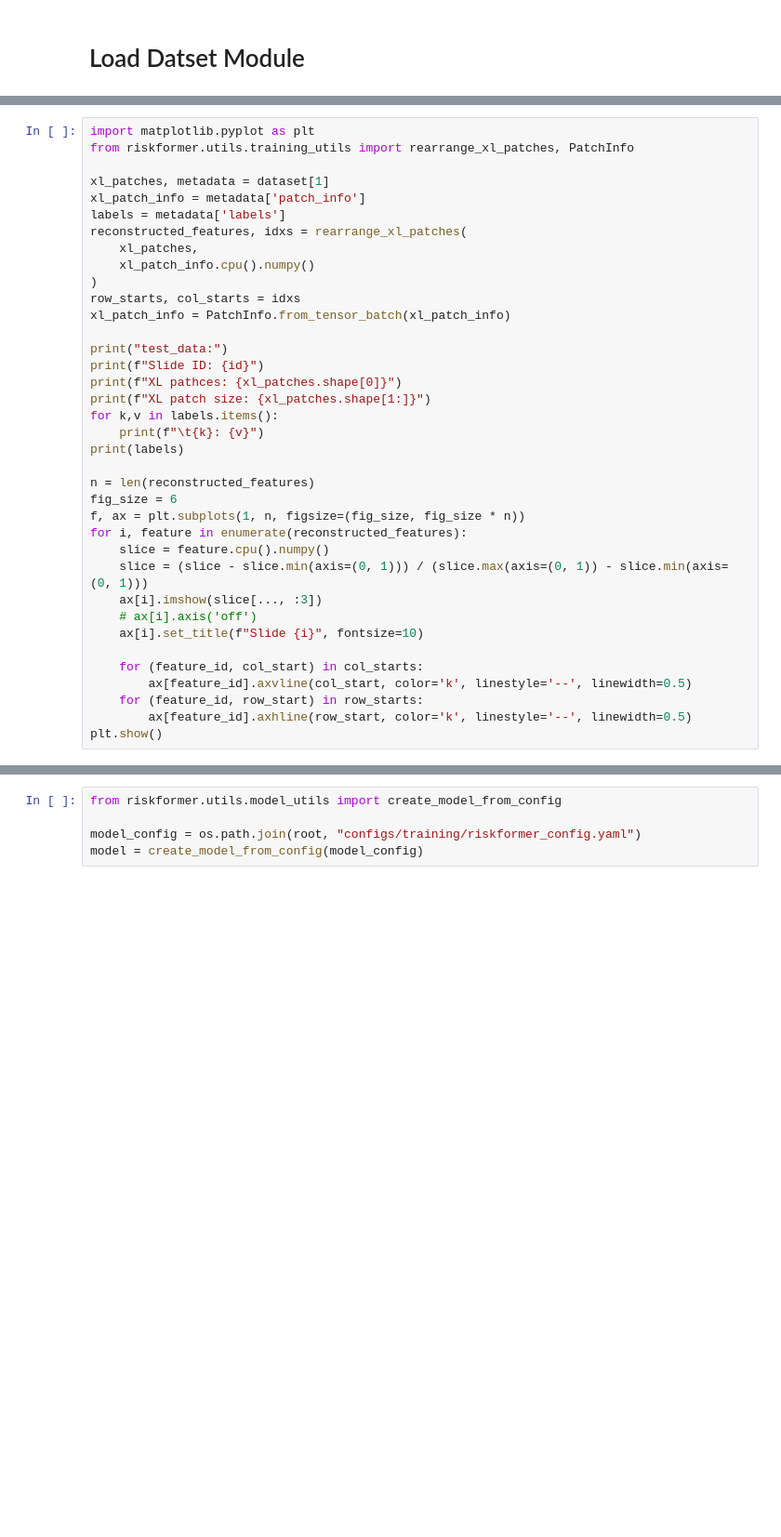
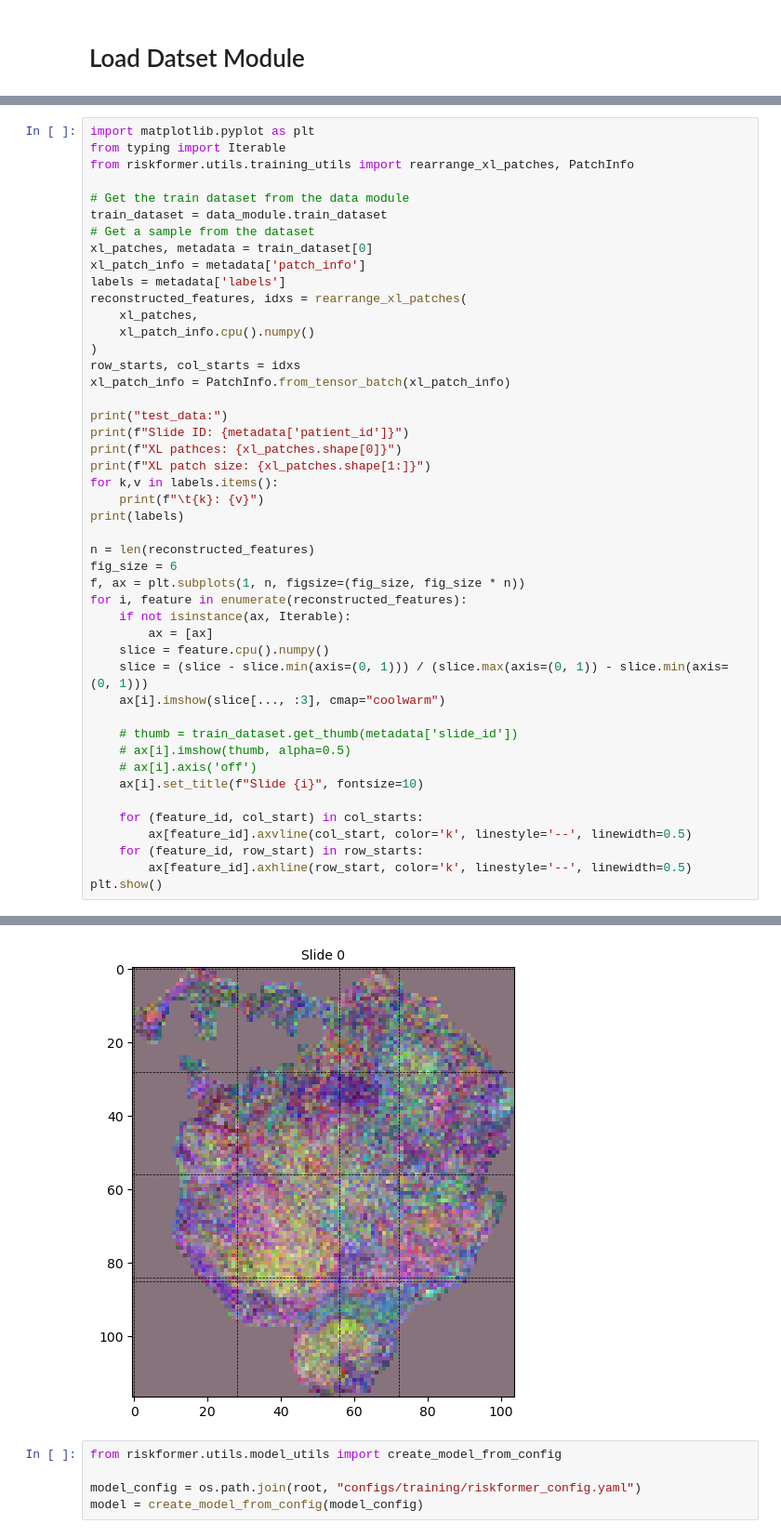
Before and after one commit to landeros10/brca_riskformer, a Jupyter notebook: notebooks/testing/loading_slide_dataset.ipynb, the cells around one changed output, grey strips where cells are left out. Shown at 93% size. Cells and saved outputs as stored; diff of their text form; blank space fills up the shorter version.

Commit message:
expanded training notebook example

```diff
--- a/notebooks/testing/loading_slide_dataset.ipynb
+++ b/notebooks/testing/loading_slide_dataset.ipynb
@@ -77,8 +62,12 @@ ValueError: No positive or negative samples found.
 # %%
 import matplotlib.pyplot as plt
+from typing import Iterable
 from riskformer.utils.training_utils import rearrange_xl_patches, PatchInfo
 
-xl_patches, metadata = dataset[1]
+# Get the train dataset from the data module
+train_dataset = data_module.train_dataset
+# Get a sample from the dataset
+xl_patches, metadata = train_dataset[0]
 xl_patch_info = metadata['patch_info']
 labels = metadata['labels']
 reconstructed_features, idxs = rearrange_xl_patches(
@@ -89,7 +78,7 @@ row_starts, col_starts = idxs
 xl_patch_info = PatchInfo.from_tensor_batch(xl_patch_info)
 
 print("test_data:")
-print(f"Slide ID: {id}")
+print(f"Slide ID: {metadata['patient_id']}")
 print(f"XL pathces: {xl_patches.shape[0]}")
 print(f"XL patch size: {xl_patches.shape[1:]}")
 for k,v in labels.items():
@@ -100,9 +89,14 @@ n = len(reconstructed_features)
 fig_size = 6
 f, ax = plt.subplots(1, n, figsize=(fig_size, fig_size * n))
 for i, feature in enumerate(reconstructed_features):
+    if not isinstance(ax, Iterable):
+        ax = [ax]
     slice = feature.cpu().numpy()
     slice = (slice - slice.min(axis=(0, 1))) / (slice.max(axis=(0, 1)) - slice.min(axis=(0, 1)))
-    ax[i].imshow(slice[..., :3])
+    ax[i].imshow(slice[..., :3], cmap="coolwarm")
+
+    # thumb = train_dataset.get_thumb(metadata['slide_id'])
+    # ax[i].imshow(thumb, alpha=0.5)
     # ax[i].axis('off')
     ax[i].set_title(f"Slide {i}", fontsize=10)
 
@@ -127,3 +117,4 @@ NameError: name 'dataset' is not defined
+[figure, added]
 # %%
 from riskformer.utils.model_utils import create_model_from_config
 
```
Also changed, not shown: parts of 3 cells of this notebook, 2 other files.
